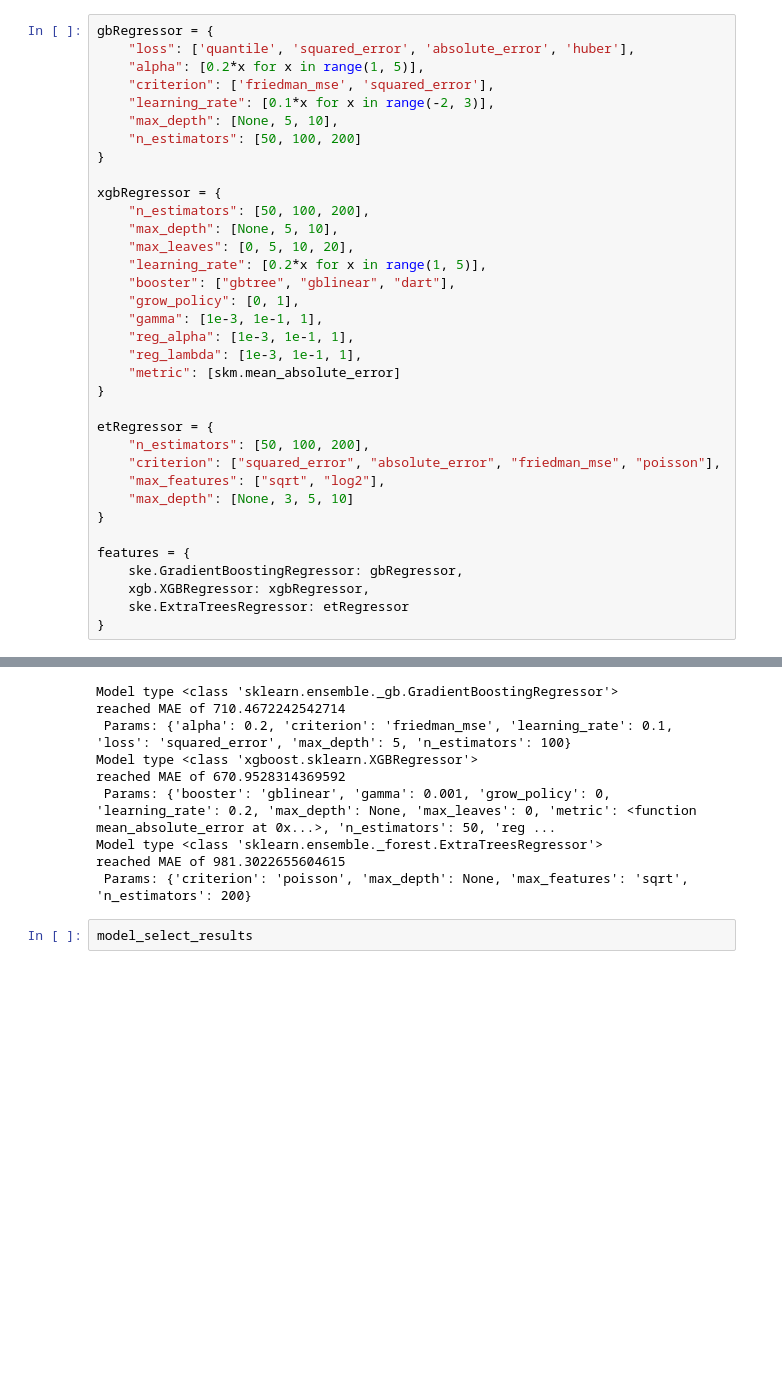
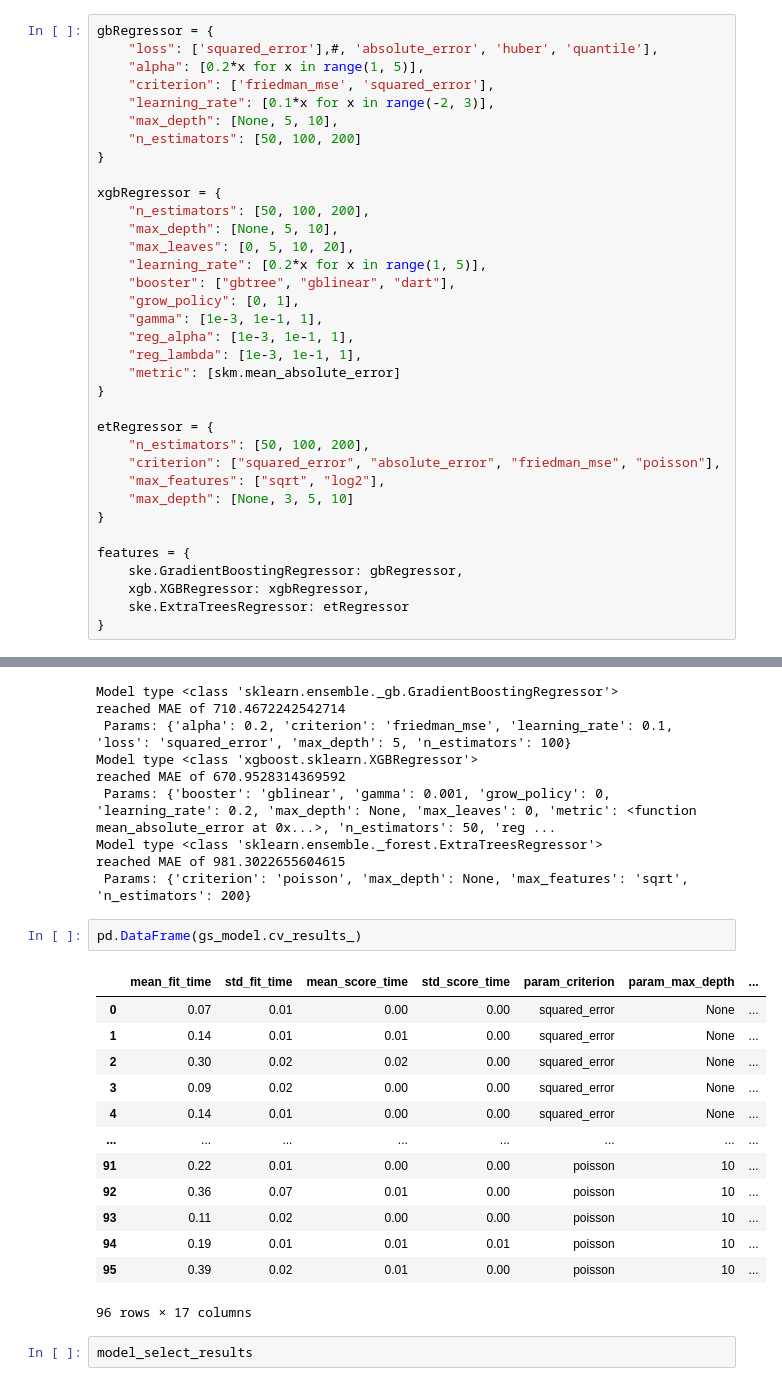
Before and after one commit to DavidRmn/introduction-data-science, a Jupyter notebook: project/task_3_Neu.ipynb, the cells around one changed output, grey strips where cells are left out. Saved outputs shown, nothing was run; the diff lists cells and outputs as text; blank space fills up the shorter version.

```diff
--- a/project/task_3_Neu.ipynb
+++ b/project/task_3_Neu.ipynb
@@ -173,7 +173,7 @@ Im Folgenden probieren wir verschiedene Kombinationen von Hyperparametern für d
 Im Folgenden werden alle Hyperparameter definiert. Die Listen enthalten die möglichen Werte eines jeden Parameters. Jedes Modell hat verschiedene Hyperarameter zur Auswahl, die bereits vorgestellt wurden.
 # %%
 gbRegressor = {
-    "loss": ['quantile', 'squared_error', 'absolute_error', 'huber'],
+    "loss": ['squared_error'],#, 'absolute_error', 'huber', 'quantile'],
     "alpha": [0.2*x for x in range(1, 5)],
     "criterion": ['friedman_mse', 'squared_error'],
     "learning_rate": [0.1*x for x in range(-2, 3)],
@@ -233,6 +233,22 @@ reached MAE of 670.9528314369592
 Model type <class 'sklearn.ensemble._forest.ExtraTreesRegressor'>
 reached MAE of 981.3022655604615
  Params: {'criterion': 'poisson', 'max_depth': None, 'max_features': 'sqrt', 'n_estimators': 200}
+# %%
+pd.DataFrame(gs_model.cv_results_)
+# %% [output]
+|  | mean_fit_time | std_fit_time | mean_score_time | std_score_time | param_criterion | param_max_depth | ... |
+| 0 | 0.07 | 0.01 | 0.00 | 0.00 | squared_error | None | ... |
+| 1 | 0.14 | 0.01 | 0.01 | 0.00 | squared_error | None | ... |
+| 2 | 0.30 | 0.02 | 0.02 | 0.00 | squared_error | None | ... |
+| 3 | 0.09 | 0.02 | 0.00 | 0.00 | squared_error | None | ... |
+| 4 | 0.14 | 0.01 | 0.00 | 0.00 | squared_error | None | ... |
+| ... | ... | ... | ... | ... | ... | ... | ... |
+| 91 | 0.22 | 0.01 | 0.00 | 0.00 | poisson | 10 | ... |
+| 92 | 0.36 | 0.07 | 0.01 | 0.00 | poisson | 10 | ... |
+| 93 | 0.11 | 0.02 | 0.00 | 0.00 | poisson | 10 | ... |
+| 94 | 0.19 | 0.01 | 0.01 | 0.01 | poisson | 10 | ... |
+| 95 | 0.39 | 0.02 | 0.01 | 0.00 | poisson | 10 | ... |
+96 rows × 17 columns
 # %%
 model_select_results
 # %% [output]
```
Also changed, not shown: parts of 4 cells of this notebook, 1 other file.
